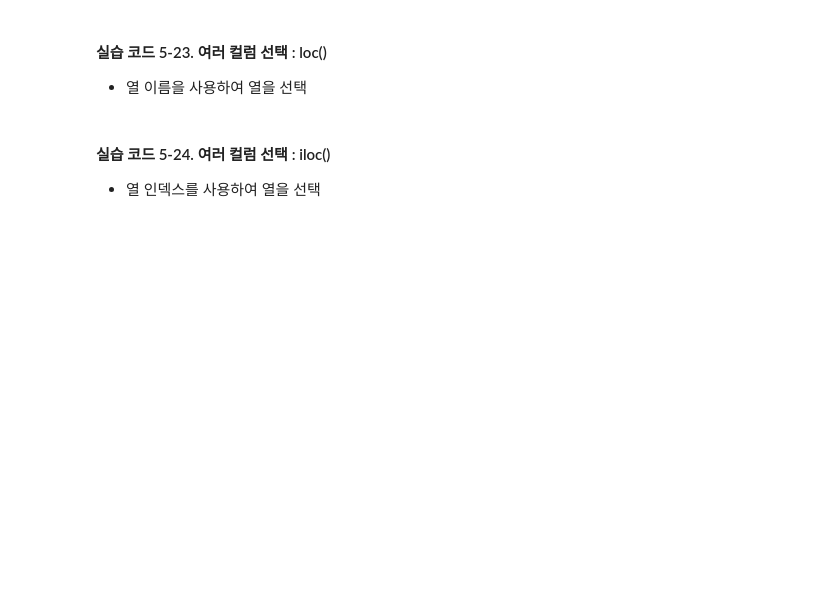
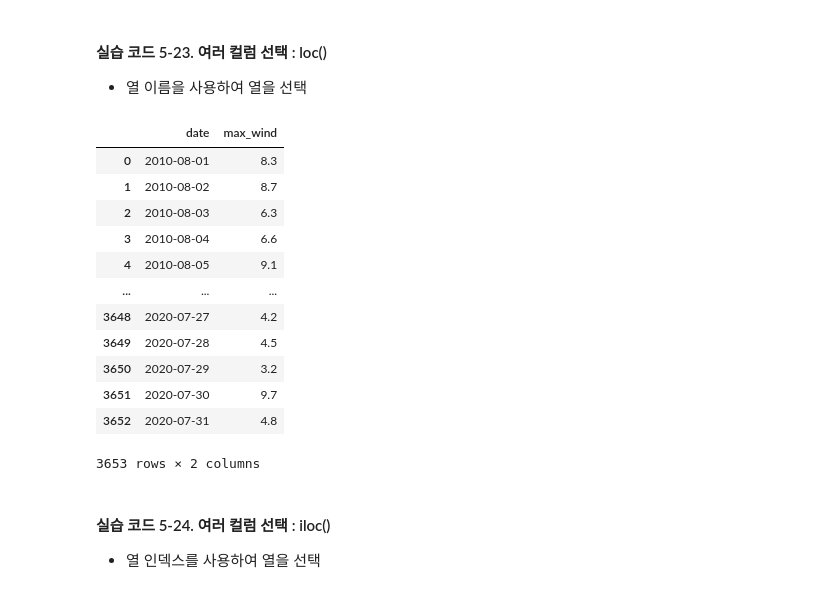
Before and after one commit to hghg919/Data-processing, a Jupyter notebook: PythonWorkspace/5장/5장_데이터_처리가_쉬운_판다스(실습용).ipynb, the cells around one changed output. Cells and saved outputs as stored; diff of their text form; code cells hidden in the pictures; blank space fills up the shorter version.

```diff
--- a/PythonWorkspace/5장/5장_데이터_처리가_쉬운_판다스(실습용).ipynb
+++ b/PythonWorkspace/5장/5장_데이터_처리가_쉬운_판다스(실습용).ipynb
@@ -560,6 +609,22 @@ array(['management', 'technician', 'blue-collar', 'retired', 'services',
 #### 실습 코드 5-23. 여러 컬럼 선택 : loc()
 
 * 열 이름을 사용하여 열을 선택
+# %%
+df.loc[:,['date','max_wind']]
+# %% [output]
+|  | date | max_wind |
+| 0 | 2010-08-01 | 8.3 |
+| 1 | 2010-08-02 | 8.7 |
+| 2 | 2010-08-03 | 6.3 |
+| 3 | 2010-08-04 | 6.6 |
+| 4 | 2010-08-05 | 9.1 |
+| ... | ... | ... |
+| 3648 | 2020-07-27 | 4.2 |
+| 3649 | 2020-07-28 | 4.5 |
+| 3650 | 2020-07-29 | 3.2 |
+| 3651 | 2020-07-30 | 9.7 |
+| 3652 | 2020-07-31 | 4.8 |
+3653 rows × 2 columns
 # %% [markdown]
 #### 실습 코드 5-24. 여러 컬럼 선택 : iloc()
 
```
Also changed, not shown: parts of 18 cells of this notebook.
